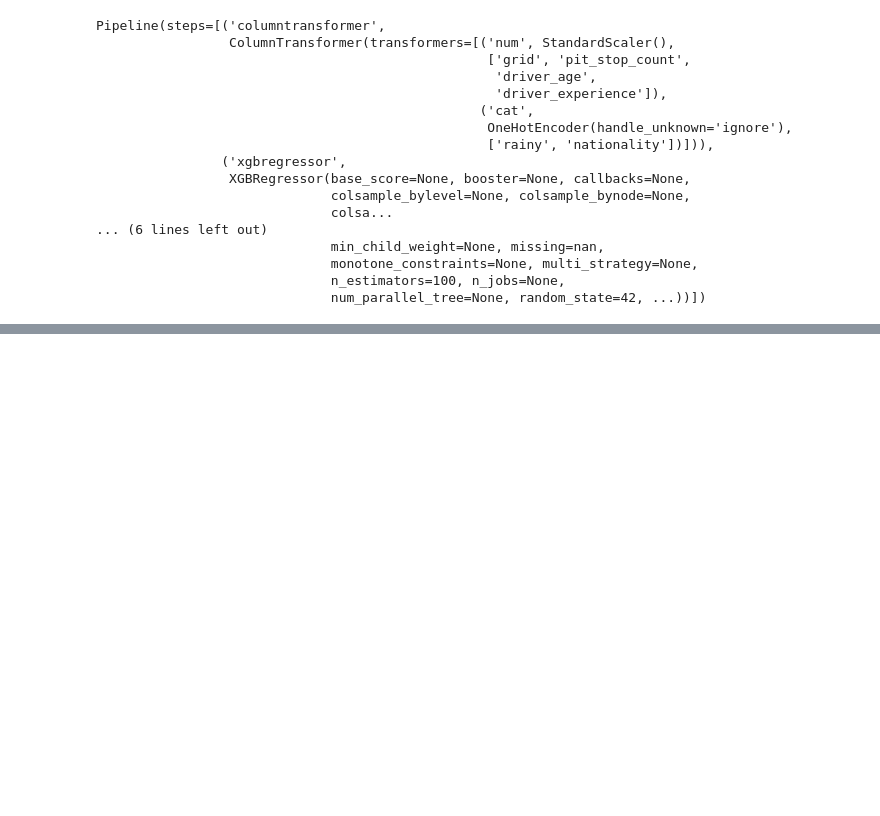
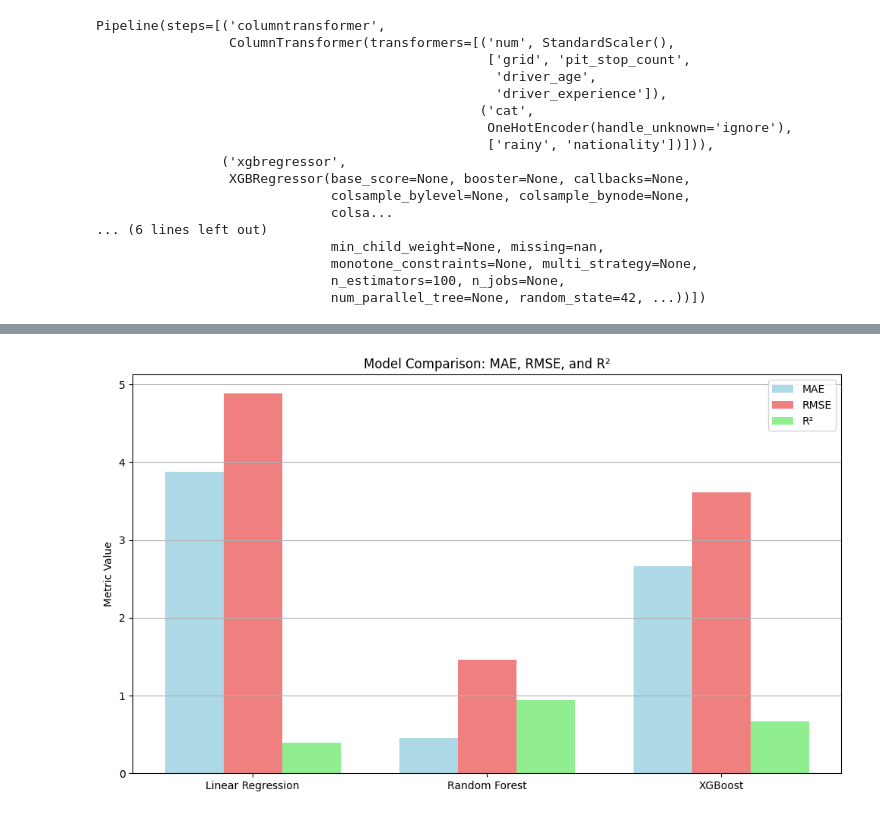
Before and after one commit to mehlika-dogan/DSA---210-Term-Project, a Jupyter notebook: F1_Data_Cleaning_2010_2024_WinnerOnly_300Rows.ipynb, the cells around one changed output, grey strips where cells are left out. Saved outputs shown, nothing was run; the diff lists cells and outputs as text; code cells hidden in the pictures; blank space fills up the shorter version.

```diff
--- a/F1_Data_Cleaning_2010_2024_WinnerOnly_300Rows.ipynb
+++ b/F1_Data_Cleaning_2010_2024_WinnerOnly_300Rows.ipynb
@@ -1403,0 +1592,26 @@ plt.show()
+# %%
+import matplotlib.pyplot as plt
+
+# Extract values
+models = list(results.keys())
+mae_values = [results[m]["MAE"] for m in models]
+rmse_values = [results[m]["RMSE"] for m in models]
+r2_values = [results[m]["R2"] for m in models]
+
+x = range(len(models))
+width = 0.25  # Width of each bar
+
+plt.figure(figsize=(10, 6))
+plt.bar([i - width for i in x], mae_values, width=width, label='MAE', color='lightblue')
+plt.bar(x, rmse_values, width=width, label='RMSE', color='lightcoral')
+plt.bar([i + width for i in x], r2_values, width=width, label='R²', color='lightgreen')
+
+plt.xticks(x, models)
+plt.ylabel("Metric Value")
+plt.title("Model Comparison: MAE, RMSE, and R²")
+plt.legend()
+plt.grid(axis='y')
+plt.tight_layout()
+plt.show()
+# %% [output]
+[figure, added]
```
Also changed, not shown: parts of 20 cells of this notebook.
